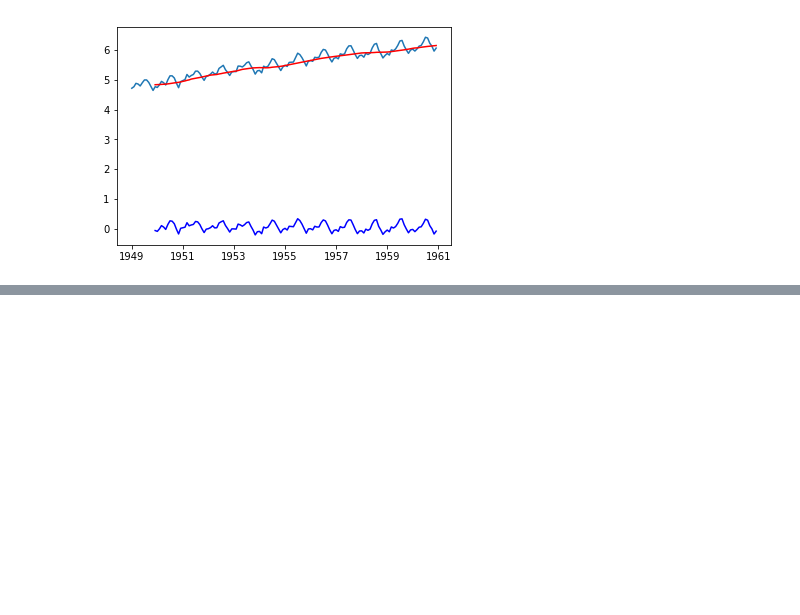
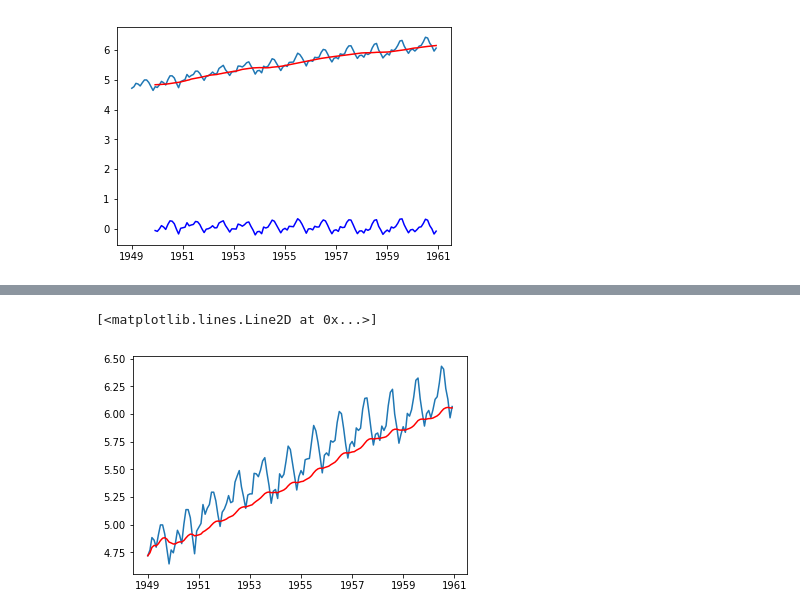
Before and after one commit to sarincr/Time-series-analysis-using-Python, a Jupyter notebook: 16.ARIMALEN.ipynb, the cells around one changed output, grey strips where cells are left out. Saved outputs shown, nothing was run; the diff lists cells and outputs as text; code cells hidden in the pictures; blank space fills up the shorter version.

```diff
--- a/16.ARIMALEN.ipynb
+++ b/16.ARIMALEN.ipynb
@@ -354,0 +368,7 @@ def test_stationarity(timeseries):
+# %%
+exponentialDecayWeightedAverage = indexedDataset_logScale.ewm(halflife=12, min_periods=0, adjust=True).mean()
+plt.plot(indexedDataset_logScale)
+plt.plot(exponentialDecayWeightedAverage, color='red')
+# %% [output]
+[<matplotlib.lines.Line2D at 0x...>]
+[figure, added]
```
Also changed, not shown: parts of 13 cells of this notebook, 1 other file.
